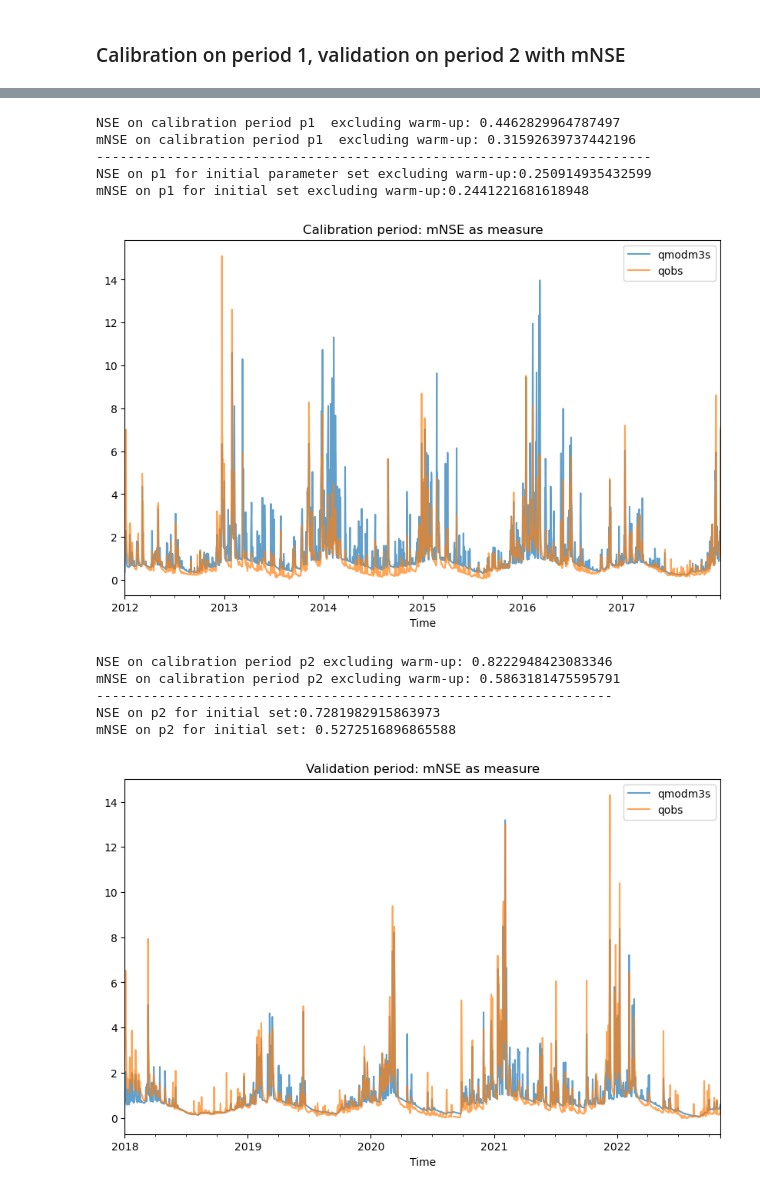
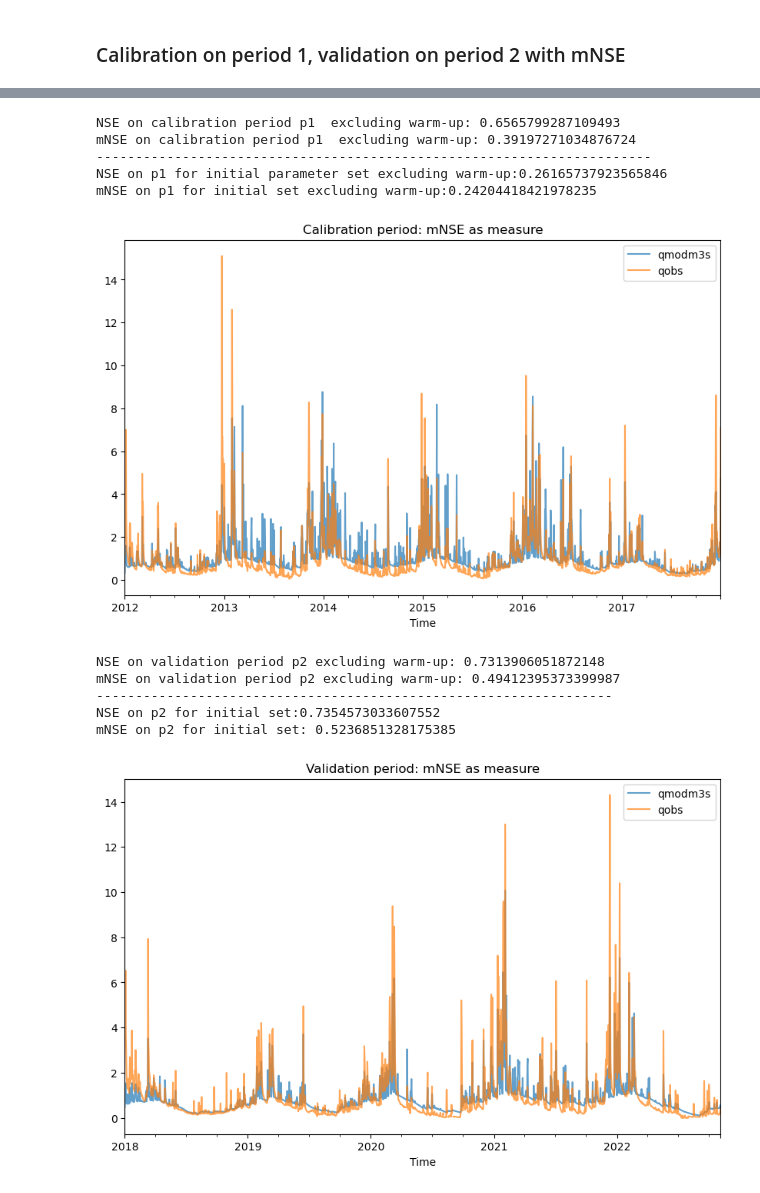
Before and after one commit to olivierbonte/master_thesis, a Jupyter notebook: model_training_and_calibration/PDM_calibration.ipynb, the cells around one changed output, grey strips where cells are left out. Saved outputs shown, nothing was run; the diff lists cells and outputs as text; code cells hidden in the pictures.

Commit message:
further experimenting calibration

```diff
--- a/model_training_and_calibration/PDM_calibration.ipynb
+++ b/model_training_and_calibration/PDM_calibration.ipynb
@@ -83,0 +113,2 @@ Last day of forcing data: 2022-11-05 23:00:00
+# %%
+p_zwalm.set_index('Timestamp')['#_nonan_stations'].hvplot()
@@ -90,5 +123,5 @@ Take 6 months warmup period for EACH PERIOD
 # %%
-warmup_months = 6
+warmup_months = 9
 start_p1 = p_zwalm['Timestamp'].iloc[0]
 start_endofwarmup_p1 = start_p1 + relativedelta(months = warmup_months)
 end_p1 =  pd.Timestamp(datetime(year = 2017, month = 12, day = 31, hour = 23))
@@ -105,6 +138,8 @@ p1_period = pd.date_range(start_p1, end_p1, freq = 'H')
 p2_period_excl_warmup = pd.date_range(start_endofwarmup_p2,end_p2,
 freq = 'D') #used for scoring the model
 p2_period = pd.date_range(start_p2, end_p2, freq = 'H')
+p_all_nowarmup = pd.date_range(start_endofwarmup_p1, end_p2)
+p_all = pd.date_range(start_p1, end_p2)
 
 #now subdivide ep data on p1 and p2
 #for ease of selecting data, set time as index!
@@ -167,28 +235,18 @@ mainly on the first period, calibration needs to be improved!
 # %%
-goal_function = lambda param: -PDM_calibration_wrapper(
-    param, parameters_initial.columns, 'NSE',p_zwalm_p1['P_thiessen'].values,
-    ep_zwalm_p1['EP_thiessen'].values, area_zwalm_new, deltat,
-    deltat_out, p1_period.values, p1_period_excl_warmup.values, Q_day['Value']
-)
-
-init_reshaped = parameters_initial.values.flatten()
-
-Nfeval = 1
-def callback_personal(Xi):
-    global Nfeval
-    print(Nfeval)#type:ignore
-    print('Current parameter set' + str(Xi))
-    Nfeval += 1#type:ignore
 if exec_optimisation:
     optimize_result_p1 = scipy.optimize.minimize(
         goal_function, init_reshaped, method = 'Nelder-Mead',
         callback = callback_personal,
-        options = {'xatol':0.01, 'fatol':0.001, 'maxiter':150}
+        bounds = bounds_list,
+        options = {'fatol':0.001}
     ) #has to be (n,) for initial valeus
 # Read in and write out data
+duration = 1000
+freq = 350
+winsound.Beep(freq, duration)
 if exec_write:
     p1_opt_parameters = pd.DataFrame(optimize_result_p1.x.reshape(1,-1))#type:ignore
     p1_opt_parameters.columns = parameters_initial.columns
-    p1_opt_parameters.to_csv('data/Zwalm_PDM_parameters/p1_opt_param.csv')
+    p1_opt_parameters.to_csv('data/Zwalm_PDM_parameters/p1_opt_param_NSE_qconst_strict_m_2.csv')
 if exec_read:
     p1_opt_parameters = pd.read_csv('data/Zwalm_PDM_parameters/p1_opt_param.csv', index_col= False)
@@ -278,19 +354,25 @@ mNSE on p2 for initial set: 0.5272516896865588
 goal_function_mNSE = lambda param: -PDM_calibration_wrapper(
     param, parameters_initial.columns, 'mNSE',p_zwalm_p1['P_thiessen'].values,
     ep_zwalm_p1['EP_thiessen'].values, area_zwalm_new, deltat,
-    deltat_out, p1_period.values, p1_period_excl_warmup.values, Q_day['Value']
+    deltat_out, p1_period.values, p1_period_excl_warmup.values, Q_day['Value'], m = 2
 )
-exec_optimisation = False
+Nfeval = 1
 if exec_optimisation:
     optimize_result_p1_mNSE = scipy.optimize.minimize(
         goal_function_mNSE, init_reshaped, method = 'Nelder-Mead',
         callback = callback_personal,
-        options = {'xatol':0.01, 'fatol':0.001, 'maxiter':150}
+        bounds = bounds_list,
+        options = {'fatol':0.001}
     ) #has to be (n,) for initial valeus
+duration = 1000
+freq = 350
+winsound.Beep(freq, duration)
 # Read in and write out data
 if exec_write:
     p1_opt_parameters_mNSE = pd.DataFrame(optimize_result_p1_mNSE.x.reshape(1,-1))#type:ignore
     p1_opt_parameters_mNSE.columns = parameters_initial.columns
-    p1_opt_parameters_mNSE.to_csv('data/Zwalm_PDM_parameters/p1_opt_param_mNSE.csv')
+    p1_opt_parameters_mNSE.to_csv('data/Zwalm_PDM_parameters/p1_opt_param_mNSE_qconst_strict_m_2.csv')
+    #p1_opt_parameters_mNSE.to_csv('data/Zwalm_PDM_parameters/p1_opt_param_mNSE_initial_area.csv')
 if exec_read:
     p1_opt_parameters_mNSE = pd.read_csv('data/Zwalm_PDM_parameters/p1_opt_param_mNSE.csv')
+    #p1_opt_parameters_mNSE = pd.read_csv('data/Zwalm_PDM_parameters/p1_opt_param_mNSE_initial_area.csv')
@@ -309,35 +420,35 @@ Original
 # %%
 pd_zwalm_outp1_p1optmNSE = PDM(P = p_zwalm_p1['P_thiessen'].values,
     EP = ep_zwalm_p1['EP_thiessen'].values,
-    t = p1_period.values, area = area_zwalm_new, deltat = deltat, deltatout = deltat_out ,
+    t = p1_period.values, area = area_zwalm_initial, deltat = deltat, deltatout = deltat_out ,
     parameters = p1_opt_parameters_mNSE)#type:ignore
 
 Q_day_join = Q_day.rename(columns = {'Time':'Timestamp','Value':'qobs'})
 pd_zwalm_outp1_p1optmNSE = pd_zwalm_outp1_p1optmNSE.join(Q_day_join, on = 'Time', how = 'left')
 pd_zwalm_outp1_p1optmNSE = pd_zwalm_outp1_p1optmNSE.set_index('Time')
 fig, ax = plt.subplots(figsize = (10,6))
 pd_zwalm_outp1_p1optmNSE.plot(ax =ax,y = ['qmodm3s','qobs'], alpha = 0.7, title = 'Calibration period: mNSE as measure')
 
 nse_p1_p1optmNSE = NSE(
     pd_zwalm_outp1_p1optmNSE.loc[p1_period_excl_warmup, 'qmodm3s'],
     pd_zwalm_outp1_p1optmNSE.loc[p1_period_excl_warmup, 'qobs']
 )
 mnse_p1_p1optmNSE = mNSE(
     pd_zwalm_outp1_p1optmNSE.loc[p1_period_excl_warmup, 'qmodm3s'],
     pd_zwalm_outp1_p1optmNSE.loc[p1_period_excl_warmup, 'qobs']
 )
 print('NSE on calibration period p1  excluding warm-up: ' +str(nse_p1_p1optmNSE))
 print('mNSE on calibration period p1  excluding warm-up: ' +str(mnse_p1_p1optmNSE))
 print('-----------------------------------------------------------------------')
 print('NSE on p1 for initial parameter set excluding warm-up:' + str(nse_initial_p1))
 print('mNSE on p1 for initial set excluding warm-up:' + str(mnse_initial_p1))
 # %% [output]
-NSE on calibration period p1  excluding warm-up: 0.4462829964787497
-mNSE on calibration period p1  excluding warm-up: 0.31592639737442196
+NSE on calibration period p1  excluding warm-up: 0.6565799287109493
+mNSE on calibration period p1  excluding warm-up: 0.39197271034876724
 -----------------------------------------------------------------------
-NSE on p1 for initial parameter set excluding warm-up:0.250914935432599
-mNSE on p1 for initial set excluding warm-up:0.2441221681618948
+NSE on p1 for initial parameter set excluding warm-up:0.26165737923565846
+mNSE on p1 for initial set excluding warm-up:0.24204418421978235
-[figure, old version]
+[figure, new version]
 # %%
 pd_zwalm_outp2_p1optmNSE = PDM(P = p_zwalm_p2['P_thiessen'].values,
     EP = ep_zwalm_p2['EP_thiessen'].values,
@@ -356,15 +467,15 @@ mnse_p2_p1optmNSE = mNSE(
     pd_zwalm_outp2_p1optmNSE.loc[p2_period_excl_warmup, 'qmodm3s'],
     pd_zwalm_outp2_p1optmNSE.loc[p2_period_excl_warmup, 'qobs']
 )
-print('NSE on calibration period p2 excluding warm-up: ' +str(nse_p2_p1optmNSE))
-print('mNSE on calibration period p2 excluding warm-up: ' +str(mnse_p2_p1optmNSE))
+print('NSE on validation period p2 excluding warm-up: ' +str(nse_p2_p1optmNSE))
+print('mNSE on validation period p2 excluding warm-up: ' +str(mnse_p2_p1optmNSE))
 print('------------------------------------------------------------------')
 print('NSE on p2 for initial set:' + str(nse_initial_p2))
 print('mNSE on p2 for initial set: ' + str(mnse_initial_p2))
 # %% [output]
-NSE on calibration period p2 excluding warm-up: 0.8222948423083346
-mNSE on calibration period p2 excluding warm-up: 0.5863181475595791
+NSE on validation period p2 excluding warm-up: 0.7313906051872148
+mNSE on validation period p2 excluding warm-up: 0.49412395373399987
 ------------------------------------------------------------------
-NSE on p2 for initial set:0.7281982915863973
-mNSE on p2 for initial set: 0.5272516896865588
+NSE on p2 for initial set:0.7354573033607552
+mNSE on p2 for initial set: 0.5236851328175385
-[figure, old version]
+[figure, new version]
```
Also changed, not shown: parts of 33 cells of this notebook.
